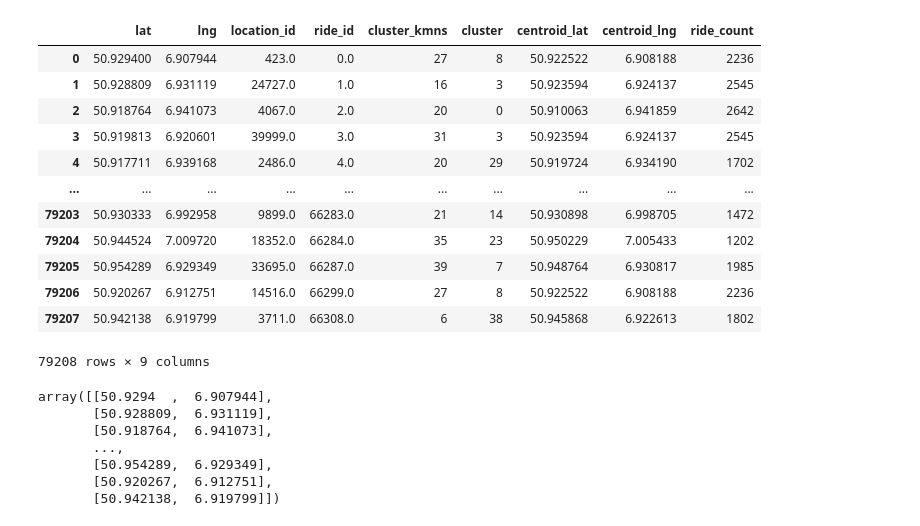
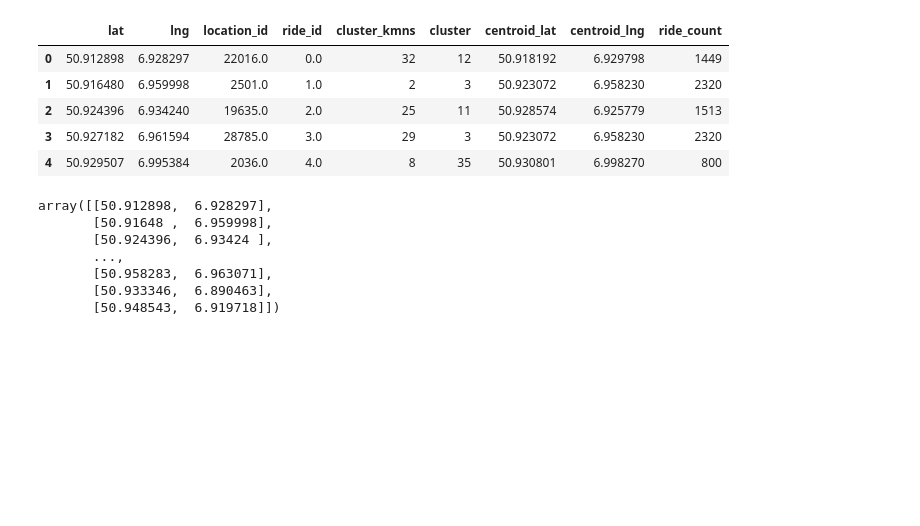
Before and after one commit to nadjalc/COVID19MobilityAnalysis, a Jupyter notebook: clustering/Grouped viz AGG Apr 2021.ipynb, the cells around one changed output. Cells and saved outputs as stored; diff of their text form; code cells hidden in the pictures; blank space fills up the shorter version.

```diff
--- a/clustering/Grouped viz AGG Apr 2021.ipynb
+++ b/clustering/Grouped viz AGG Apr 2021.ipynb
@@ -19,36 +19,29 @@ def parse_timestamp(el):
 # %%
 fmt = '%Y-%m-%d %H:%M:%S'
 # %%
-url = "./final_data_agg3_2021-05.csv"
+url = "./final_data_agg3_2021-04.csv"
 df = pd.read_csv(url, sep=';', low_memory=False)
 # %%
-df
+df.head()
 # %% [output]
 |  | lat | lng | location_id | ride_id | cluster_kmns | cluster | centroid_lat | centroid_lng | ride_count |
-| 0 | 50.929400 | 6.907944 | 423.0 | 0.0 | 27 | 8 | 50.922522 | 6.908188 | 2236 |
-| 1 | 50.928809 | 6.931119 | 24727.0 | 1.0 | 16 | 3 | 50.923594 | 6.924137 | 2545 |
-| 2 | 50.918764 | 6.941073 | 4067.0 | 2.0 | 20 | 0 | 50.910063 | 6.941859 | 2642 |
-| 3 | 50.919813 | 6.920601 | 39999.0 | 3.0 | 31 | 3 | 50.923594 | 6.924137 | 2545 |
-| 4 | 50.917711 | 6.939168 | 2486.0 | 4.0 | 20 | 29 | 50.919724 | 6.934190 | 1702 |
-| ... | ... | ... | ... | ... | ... | ... | ... | ... | ... |
-| 79203 | 50.930333 | 6.992958 | 9899.0 | 66283.0 | 21 | 14 | 50.930898 | 6.998705 | 1472 |
-| 79204 | 50.944524 | 7.009720 | 18352.0 | 66284.0 | 35 | 23 | 50.950229 | 7.005433 | 1202 |
-| 79205 | 50.954289 | 6.929349 | 33695.0 | 66287.0 | 39 | 7 | 50.948764 | 6.930817 | 1985 |
-| 79206 | 50.920267 | 6.912751 | 14516.0 | 66299.0 | 27 | 8 | 50.922522 | 6.908188 | 2236 |
-| 79207 | 50.942138 | 6.919799 | 3711.0 | 66308.0 | 6 | 38 | 50.945868 | 6.922613 | 1802 |
+| 0 | 50.912898 | 6.928297 | 22016.0 | 0.0 | 32 | 12 | 50.918192 | 6.929798 | 1449 |
+| 1 | 50.916480 | 6.959998 | 2501.0 | 1.0 | 2 | 3 | 50.923072 | 6.958230 | 2320 |
+| 2 | 50.924396 | 6.934240 | 19635.0 | 2.0 | 25 | 11 | 50.928574 | 6.925779 | 1513 |
+| 3 | 50.927182 | 6.961594 | 28785.0 | 3.0 | 29 | 3 | 50.923072 | 6.958230 | 2320 |
+| 4 | 50.929507 | 6.995384 | 2036.0 | 4.0 | 8 | 35 | 50.930801 | 6.998270 | 800 |
-79208 rows × 9 columns
 # %%
 points = df.loc[:,["lat", "lng"]]
 X_points = np.array(points)
 X_points
 # %% [output]
-array([[50.9294  ,  6.907944],
-       [50.928809,  6.931119],
-       [50.918764,  6.941073],
+array([[50.912898,  6.928297],
+       [50.91648 ,  6.959998],
+       [50.924396,  6.93424 ],
        ...,
-       [50.954289,  6.929349],
-       [50.920267,  6.912751],
-       [50.942138,  6.919799]])
+       [50.958283,  6.963071],
+       [50.933346,  6.890463],
+       [50.948543,  6.919718]])
 # %%
 import geopandas as gpd
 # %%
```
Also changed, not shown: parts of 4 cells of this notebook, 6 other files.
